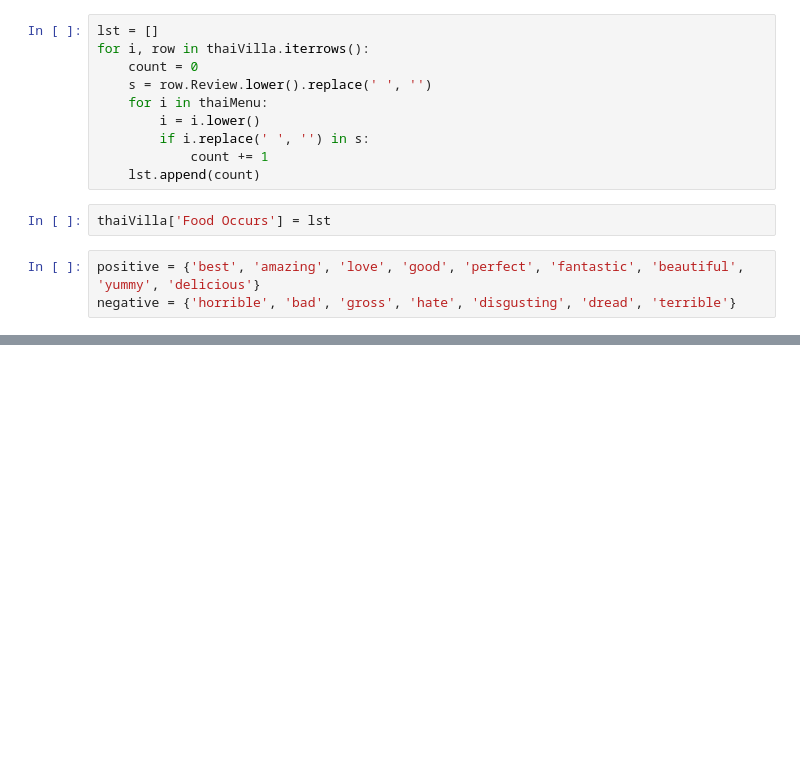
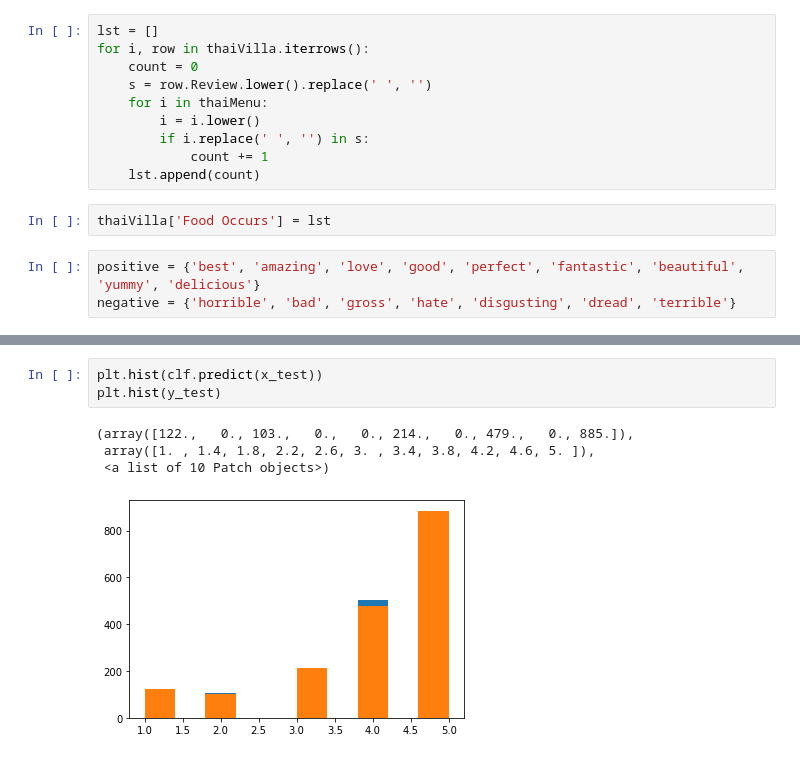
Before and after one commit to AvaneeshKolluri/YelpScrapingProject, a Jupyter notebook: ResearchQuestion3.ipynb, the cells around one changed output, grey strips where cells are left out. Drawn from its saved outputs; the diff is of its cells as text; blank space fills up the shorter version.

```diff
--- a/ResearchQuestion3.ipynb
+++ b/ResearchQuestion3.ipynb
@@ -359,0 +454,8 @@ thaiVilla
+# %%
+plt.hist(clf.predict(x_test))
+plt.hist(y_test)
+# %% [output]
+(array([122.,   0., 103.,   0.,   0., 214.,   0., 479.,   0., 885.]),
+ array([1. , 1.4, 1.8, 2.2, 2.6, 3. , 3.4, 3.8, 4.2, 4.6, 5. ]),
+ <a list of 10 Patch objects>)
+[figure, added]
```
Also changed, not shown: parts of 25 cells of this notebook.
